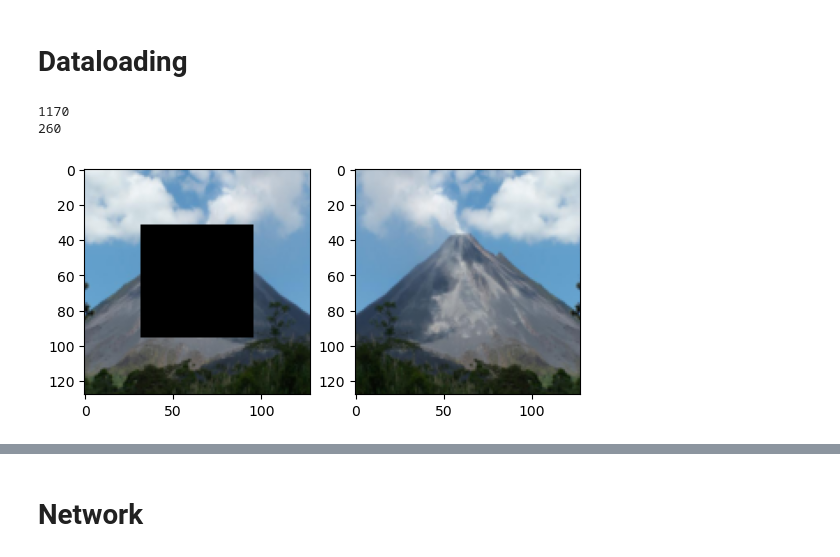
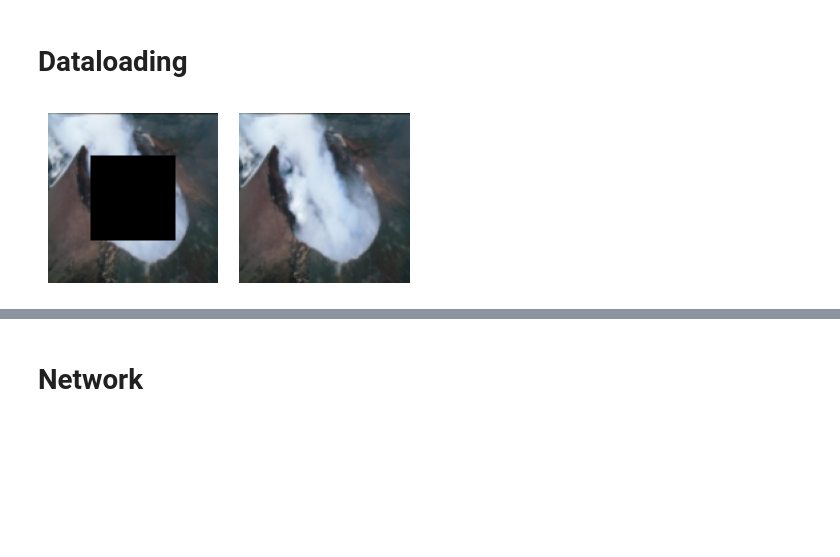
Before and after one commit to shahanneda/ImageInpainting, a Jupyter notebook: final_project.ipynb, the cells around one changed output, grey strips where cells are left out. Drawn from its saved outputs; the diff is of its cells as text; code cells hidden in the pictures; blank space fills up the shorter version.

```diff
--- a/final_project.ipynb
+++ b/final_project.ipynb
@@ -130,12 +157,13 @@ from torchvision import transforms
 import os
 from PIL import Image
 import numpy as np
+from IPython.display import clear_output
 
 class CustomDataSet(Dataset):
-    def __init__(self, root_dir, classes, transform=None, ground_truth_transform=None, training_split=0.8, is_train=True):
+    def __init__(self, root_dir, classes, transform=None, non_gt_extra_transforms=None, training_split=0.8, is_train=True):
         self.root_dir = root_dir
         self.transform = transform
-        self.ground_truth_transform = ground_truth_transform
+        self.non_gt_extra_transforms = non_gt_extra_transforms
 
         dirs = np.array(sorted(os.listdir(root_dir)))[classes]
         # print(dirs.shape)
@@ -145,6 +173,7 @@ class CustomDataSet(Dataset):
 
         self.images = []
 
+        self.is_train = is_train
         for i, dir in enumerate(dirs):
             imgs = sorted(os.listdir(os.path.join(self.root_dir, dir)))
             train_split = int(len(imgs)*training_split)
@@ -152,7 +181,6 @@ class CustomDataSet(Dataset):
                 imgs = imgs[0:train_split]
             else:
                 imgs = imgs[train_split:]
-            print(len(imgs))
             for img in imgs:
                 self.images.append((os.path.join(self.root_dir, dir, img), classes[i]))
 
@@ -164,17 +192,18 @@ class CustomDataSet(Dataset):
 
         image = Image.open(img_name).convert('RGB')
 
+
         if self.transform:
             transformed_image = self.transform(image)
         else:
-            transformed_image = image
+            transformed_image = None
 
-        if self.ground_truth_transform:
-            ground_truth_image = self.ground_truth_transform(image)
-        else:
-            ground_truth_image = image
+        gt_image = torch.clone(transformed_image)
 
-        return transformed_image, ground_truth_image, class_label
+        if non_gt_extra_transforms:
+            transformed_image = non_gt_extra_transforms(transformed_image)
+
+        return transformed_image, gt_image, class_label
 
 
 # Create the dataset
@@ -187,22 +216,27 @@ DATASET_PATH = '/pub2/imagenet/ILSVRC/Data/CLS-LOC/train'
 
 train_dataset = CustomDataSet(root_dir=DATASET_PATH,
                                       transform=train_tranforms,
-                                      ground_truth_transform=gt_train_tranforms,
+                                      non_gt_extra_transforms=non_gt_extra_transforms,
                                       classes=classes,
                                       is_train=True,
                                       training_split=0.9
                                       )
 
 validation_dataset = CustomDataSet(root_dir=DATASET_PATH,
-                                      transform=train_tranforms,
-                                      ground_truth_transform=gt_train_tranforms,
+                                      transform=val_tranforms,
+                                      non_gt_extra_transforms=non_gt_extra_transforms,
                                       classes=classes,
                                       is_train=False
                                       )
 
-sanity_dataset = torch.utils.data.Subset(train_dataset, [1])
+# Like the training dataset but only has 1 image
+sanity_dataset = CustomDataSet(root_dir=DATASET_PATH,
+                                      transform=sanity_transforms,
+                                      non_gt_extra_transforms=non_gt_extra_transforms,
+                                      classes=classes,
+                                      is_train=True,
+                                      training_split=0.9
+                                      )
+sanity_dataset = torch.utils.data.Subset(sanity_dataset, [1])
-# %% [output]
-1170
-260
 # %%
 train_loader = DataLoader(train_dataset, batch_size=64, shuffle=True)
@@ -210,12 +245,7 @@ sanity_loader = DataLoader(sanity_dataset, batch_size=1, shuffle=True)
 # %%
 sample_batch = next(iter(train_loader))
 sample_cutout, sample_gt, sample_class_idx = sample_batch
 
-# sample_image = sample_batch[0][0]
-# sample_image = sample_image.float()
-# sample_image = sample_image.unsqueeze(0)
-# print(sample_image.min(), sample_image.max())
-display_images([sample_cutout[3], sample_gt[3]])
-# plt.imshow(sample_cutout)
+display_images([sample_cutout[0], sample_gt[0]])
 # %% [output]
-[figure, old version]
+[figure, new version]
```
Also changed, not shown: parts of 28 cells of this notebook, 1 other file.
